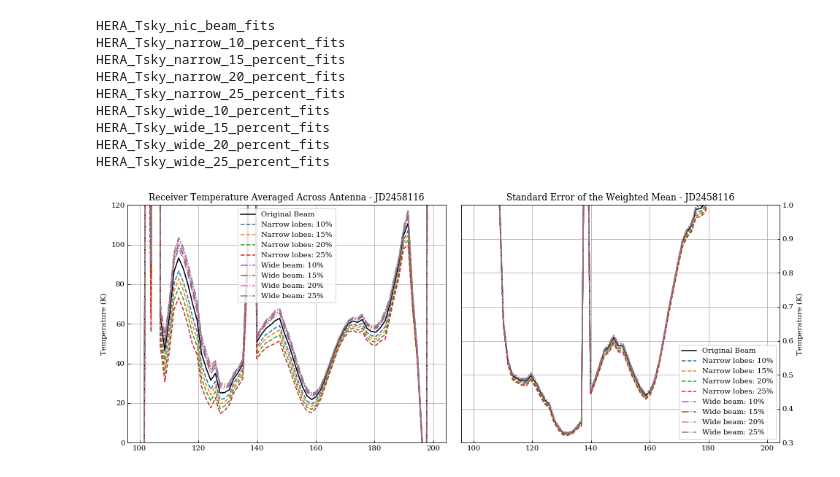
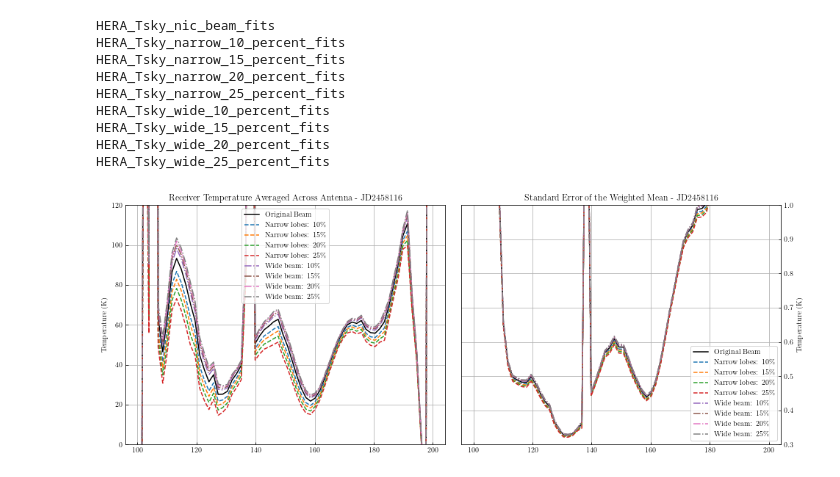
Before and after one commit to tyler-a-cox/HERA_Tsys, a Jupyter notebook: notebooks/HERA_Tsys_multiple_skys.ipynb, the cells around one changed output. Drawn from its saved outputs; the diff is of its cells as text; code cells hidden in the pictures.

```diff
--- a/notebooks/HERA_Tsys_multiple_skys.ipynb
+++ b/notebooks/HERA_Tsys_multiple_skys.ipynb
@@ -14,7 +14,7 @@ import matplotlib
 pgf_with_rc_fonts = {"pgf.texsystem": "pdflatex"}
 matplotlib.rcParams.update(pgf_with_rc_fonts)
 
-#plt.rc('text', usetex=True)
+plt.rc('text', usetex=True)
 plt.rc('font', family='serif')
 plt.rcParams['xtick.direction'] = 'in'
 plt.rcParams['ytick.direction'] = 'in'
@@ -153,10 +153,10 @@ for si, sf in enumerate(Tsky_files):
 
         if label[-4] == 'lower':
             ls = '--'
-            legend = '{OPP} lobes: {perc}%'.format(OPP=str.capitalize(label[-4]), perc=label[-2])
+            legend = '{OPP} lobes: {perc}\%'.format(OPP=str.capitalize(label[-4]), perc=label[-2])
         elif label[-4] == 'raise':
             ls = '-.'
-            legend = '{OPP} beam: {perc}%'.format(OPP=str.capitalize(label[-4]), perc=label[-2])
+            legend = '{OPP} beam: {perc}\%'.format(OPP=str.capitalize(label[-4]), perc=label[-2])
         else:
             ls = 'k'
             legend = 'Original Beam'
@@ -176,6 +176,6 @@ for si, sf in enumerate(Tsky_files):
 axarr[0].grid()
 axarr[1].grid()
 plt.subplots_adjust(wspace=0.05)
-#plt.show()
+plt.show()
 #plt.savefig('/Users/tyler/Desktop/Research/Tsys/Tsys_plots/IDR2/{JD}/avg_temp_w_err_{JD}.png'.format(JD=jd), bbox_inches='tight')
 # %% [output]
@@ -226,7 +226,7 @@ for poli, pol in enumerate(pols):
     axarr[poli].set_title('Fractional Error ({})'.format(2*pol))
     axarr[0].set_ylabel(r'$\sigma_{rxr} / T_{rxr}$')
     axarr[poli].set_xlabel('Frequency (MHz)')
-    axarr[poli].set_ylim([0,20])
+    axarr[poli].set_ylim([3,20])
     #axarr[poli].legend()
     axarr[poli].grid()
 plt.subplots_adjust(wspace=0.05)
@@ -328,37 +328,37 @@ for si, sf in enumerate(Tsky_files):
     poli = 0
     label = sf.split('_')
 
     for poli, pol in enumerate(['X']):
 
         if label[-3] == 'narrow':
             ls = '--'
-            legend = '{OPP} lobes: {perc}%'.format(OPP=str.capitalize(label[-3]), perc=label[-2])
+            legend = '{OPP} lobes: {perc}\%'.format(OPP=str.capitalize(label[-3]), perc=label[-2])
         elif label[-3] == 'wide':
             ls = '-.'
-            legend = '{OPP} beam: {perc}%'.format(OPP=str.capitalize(label[-3]), perc=label[-2])
+            legend = '{OPP} beam: {perc}\%'.format(OPP=str.capitalize(label[-3]), perc=label[-2])
         else:
             ls = 'k'
             legend = 'Original Beam'
 
         axarr[0].plot(freqs, avg_temps[si, poli,:], ls,label=legend)
         axarr[0].set_title('Receiver Temperature Averaged Across Antenna - JD{}'.format(JD))
         axarr[0].set_ylim([0,120])
         axarr[0].set_ylabel('Temperature (K)')
         axarr[1].set_ylabel('Temperature (K)')
         axarr[1].plot(freqs, avg_err[si, poli,:], ls, label=legend)
         axarr[1].set_title('Standard Error of the Weighted Mean - JD{}'.format(JD))
         axarr[1].yaxis.tick_right()
         axarr[1].yaxis.set_label_position("right")
         axarr[1].set_ylim([0.3,1])
         axarr[0].legend()
         axarr[1].legend()
 axarr[0].grid()
 axarr[1].grid()
 plt.subplots_adjust(wspace=0.05)
-#plt.show()
+plt.show()
 #plt.savefig('/Users/tyler/Desktop/Research/Tsys/Tsys_plots/IDR2/{JD}/avg_temp_w_err_{JD}.png'.format(JD=jd), bbox_inches='tight')
 # %% [output]
-[figure, old version]
+[figure, new version]
 # %%
 plt.figure(figsize=(10,6))
 
```
Also changed, not shown: parts of 7 cells of this notebook, 3 other files.
